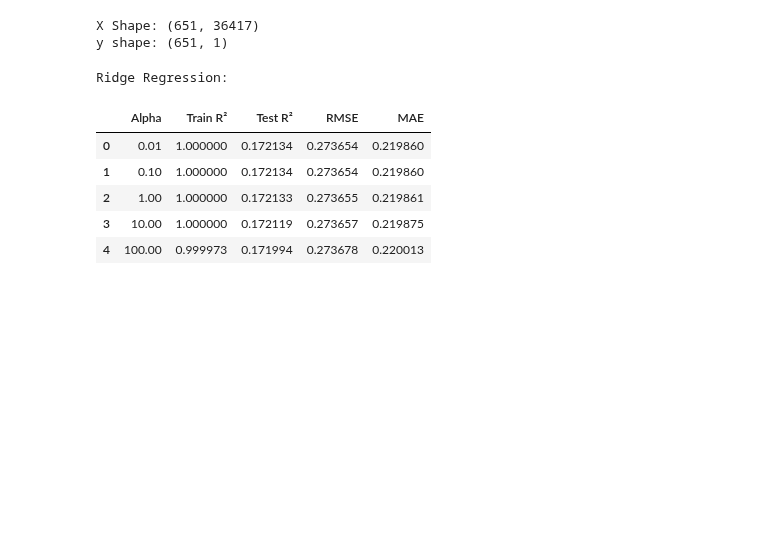
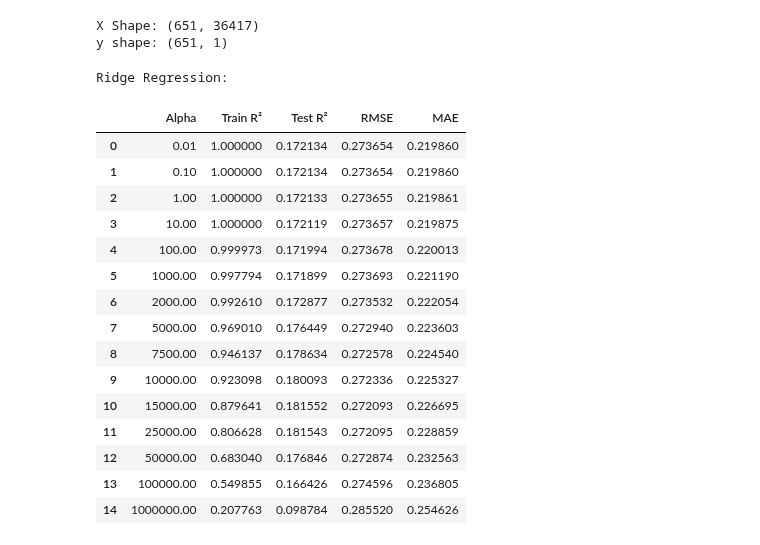
Before and after one commit to Pramitim/pharmacogenomic-response-ml, a Jupyter notebook: notebooks/05_ridge_regression.ipynb, the cells around one changed output. Saved outputs shown, nothing was run; the diff lists cells and outputs as text; code cells hidden in the pictures; blank space fills up the shorter version.

```diff
--- a/notebooks/05_ridge_regression.ipynb
+++ b/notebooks/05_ridge_regression.ipynb
@@ -57,7 +58,7 @@ X_test_scaled = scaler.transform(X_test)
 print("Ridge Regression:")
 print()
 
-alphas = [0.01, 0.1, 1, 10, 100]
+alphas = [0.01, 0.1, 1, 10, 100, 1000, 2000, 5000, 7500, 10000, 15000, 25000, 50000, 100000, 1000000]
 results = []
 
 for alpha in alphas:
@@ -68,30 +69,40 @@ for alpha in alphas:
 
     y_test_ridge = ridge_model.predict(X_test_scaled)
     y_train_ridge = ridge_model.predict(X_train_scaled)
 
     rmse_ridge = root_mean_squared_error(y_test, y_test_ridge)
     mae_ridge = mean_absolute_error(y_test, y_test_ridge)
     test_r2_ridge = r2_score(y_test, y_test_ridge)
     train_r2_ridge = r2_score(y_train, y_train_ridge)
 
 
     results.append({
         "Alpha": alpha,
         "Train R²": train_r2_ridge,
         "Test R²": test_r2_ridge,
         "RMSE": rmse_ridge,
         "MAE": mae_ridge
 
     })
 
 ridge_results = pd.DataFrame(results)
 
 ridge_results
 # %% [output]
 Ridge Regression:
 |  | Alpha | Train R² | Test R² | RMSE | MAE |
 | 0 | 0.01 | 1.000000 | 0.172134 | 0.273654 | 0.219860 |
 | 1 | 0.10 | 1.000000 | 0.172134 | 0.273654 | 0.219860 |
 | 2 | 1.00 | 1.000000 | 0.172133 | 0.273655 | 0.219861 |
 | 3 | 10.00 | 1.000000 | 0.172119 | 0.273657 | 0.219875 |
 | 4 | 100.00 | 0.999973 | 0.171994 | 0.273678 | 0.220013 |
+| 5 | 1000.00 | 0.997794 | 0.171899 | 0.273693 | 0.221190 |
+| 6 | 2000.00 | 0.992610 | 0.172877 | 0.273532 | 0.222054 |
+| 7 | 5000.00 | 0.969010 | 0.176449 | 0.272940 | 0.223603 |
+| 8 | 7500.00 | 0.946137 | 0.178634 | 0.272578 | 0.224540 |
+| 9 | 10000.00 | 0.923098 | 0.180093 | 0.272336 | 0.225327 |
+| 10 | 15000.00 | 0.879641 | 0.181552 | 0.272093 | 0.226695 |
+| 11 | 25000.00 | 0.806628 | 0.181543 | 0.272095 | 0.228859 |
+| 12 | 50000.00 | 0.683040 | 0.176846 | 0.272874 | 0.232563 |
+| 13 | 100000.00 | 0.549855 | 0.166426 | 0.274596 | 0.236805 |
+| 14 | 1000000.00 | 0.207763 | 0.098784 | 0.285520 | 0.254626 |
```
Also changed, not shown: parts of 3 cells of this notebook, 2 other files.
